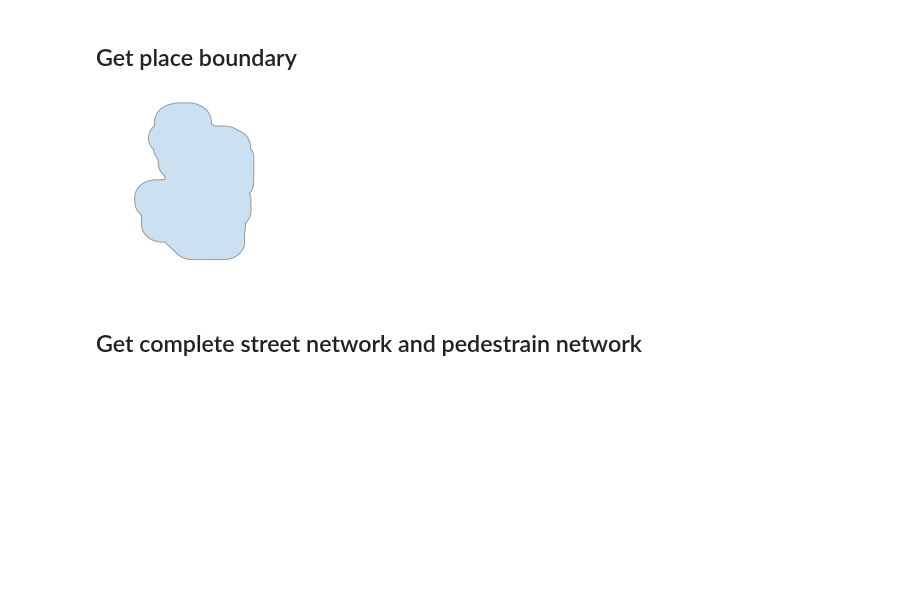
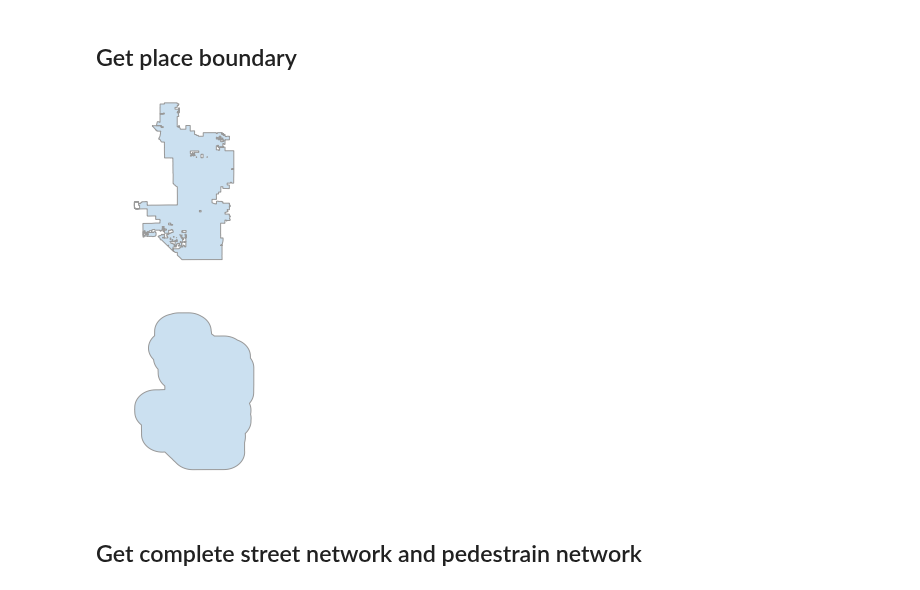
Before and after one commit to healthysustainablecities/global-indicators, a Jupyter notebook: process/phoenix.ipynb, the cells around one changed output. Saved outputs shown, nothing was run; the diff lists cells and outputs as text; code cells hidden in the pictures; blank space fills up the shorter version.

```diff
--- a/process/phoenix.ipynb
+++ b/process/phoenix.ipynb
@@ -30,16 +30,27 @@ ox.__version__
 suffix = '_201905'
 
 places = ['Phoenix, Arizona, USA']
+# %%
+def studyregion(address):
+    G = ox.gdf_from_place(address)
+    ox.save_gdf_shapefile(G, filename='{studyregion}_shape{suffix}.graphml'.format(studyregion = address,
+                                                                                   suffix = suffix), folder='../data/OSM')
+    return G
 # %%
 def studyregion_buffered(address):
-    G_gdf = ox.gdf_from_place(address, buffer_dist=1e4)
-    return G_gdf
+    G = ox.gdf_from_place(address, buffer_dist=1e4)
+    ox.save_gdf_shapefile(G, filename='{studyregion}_buffered{suffix}.graphml'.format(studyregion = address,
+                                                                                   suffix = suffix), folder='../data/OSM')
+    return G
 # %%
 for address in places:
-    studyregion = studyregion_buffered(address)
+    studyregion = studyregion(address)
+    studyregion_buffer = studyregion_buffered(address)
     ox.plot_shape(studyregion, figsize=(3,3))
+    ox.plot_shape(studyregion_buffer, figsize=(3,3))
 # %% [output]
-[figure, old version]
+[figure, new version]
+[figure, added]
 # %% [markdown]
 ## Get complete street network and pedestrain network
 # %%
```
Also changed, not shown: parts of 20 cells of this notebook.
